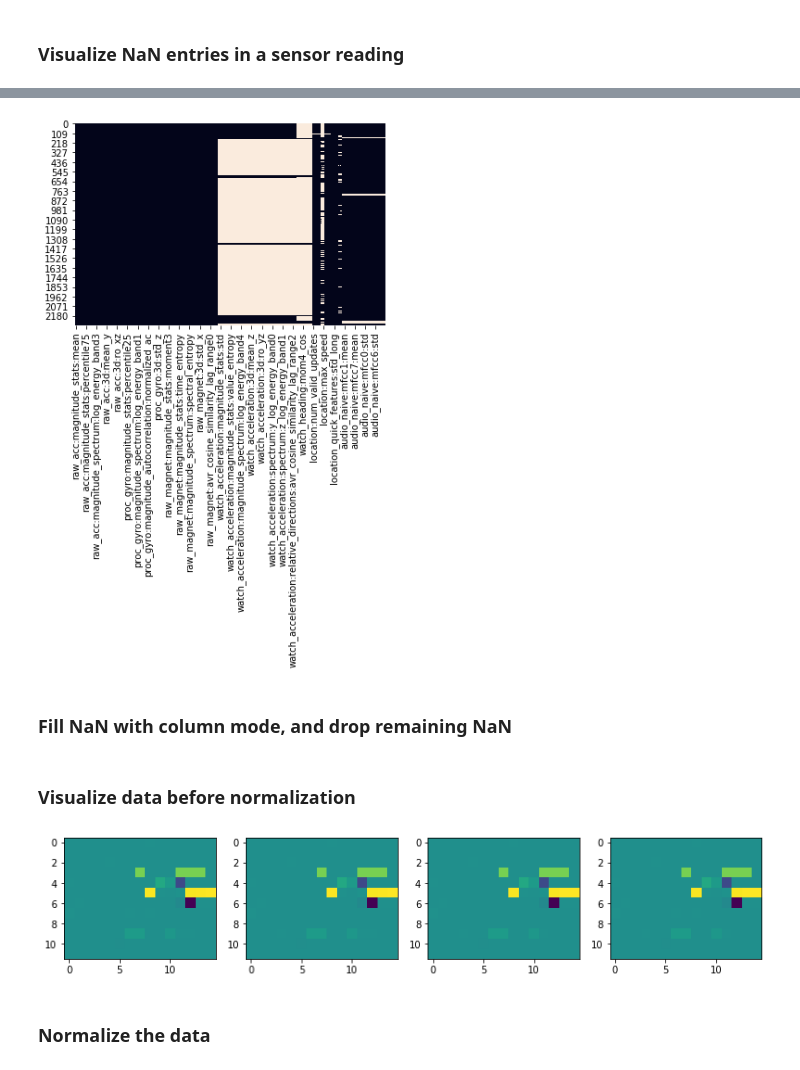
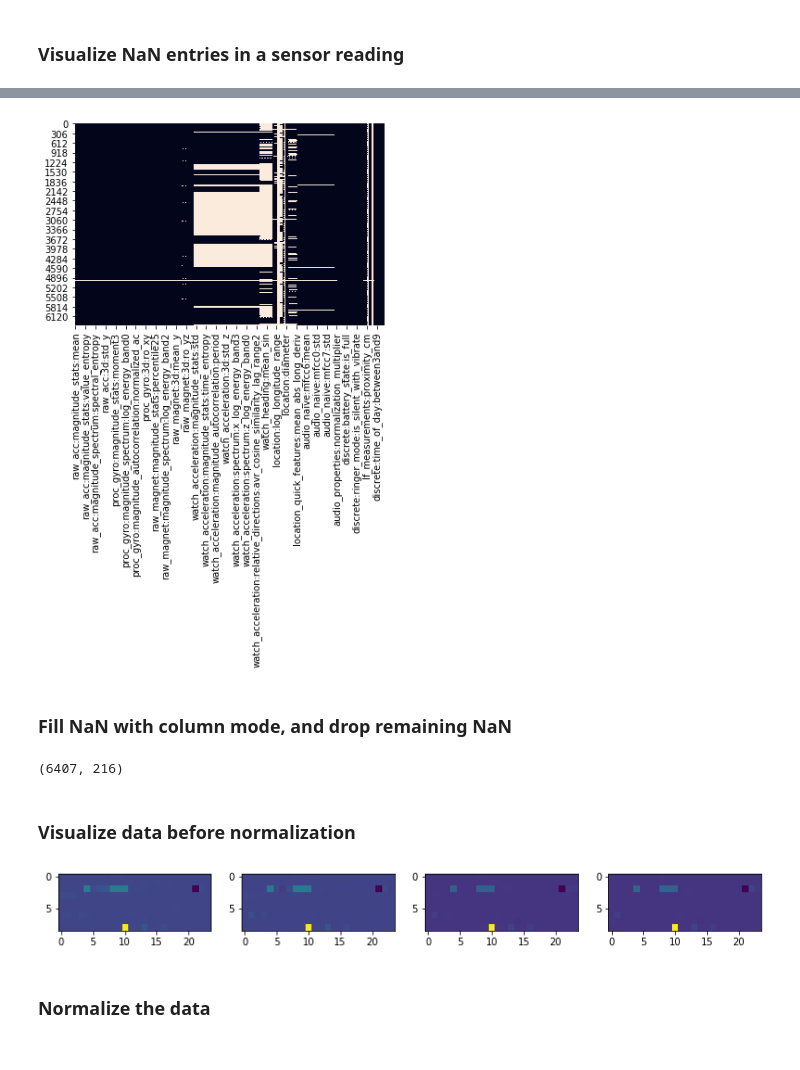
Before and after one commit to flejarza/ActGraph, a Jupyter notebook: autoencoders/extrasensory_AE_v2.ipynb, the cells around one changed output, grey strips where cells are left out. Saved outputs shown, nothing was run; the diff lists cells and outputs as text; code cells hidden in the pictures.

Commit message:
fixed plotting and data cleaning

```diff
--- a/autoencoders/extrasensory_AE_v2.ipynb
+++ b/autoencoders/extrasensory_AE_v2.ipynb
@@ -216,3 +216,18 @@ import torch.optim as optim
 import seaborn as sns
 # %% [markdown]
 ### Visualize NaN entries in a sensor reading
+# %%
+raw_data = pd.read_csv('.'+final_files[0]+'.csv')
+count = 0
+cols_to_drop = []
+for i in raw_data.columns:
+
+    col_mean = raw_data[i].mean()
+    col_std = raw_data[i].std()
+    print(count, i, col_mean)
+
+    if count < 225:
+        if col_mean == 0.0 or col_mean == 1.0 or col_std == 0:
+            cols_to_drop.append(i)
+
+    count +=1
@@ -219,12 +252,14 @@ import seaborn as sns
 # %%
-raw_d = pd.read_csv('.' + final_files[0] + '.csv')
-sensor_data = raw_d.iloc[:,1:181]
+raw_data = pd.read_csv('.' + final_files[0] + '.csv')
+
+sensor_data = raw_data.iloc[:,1:225].drop(columns = cols_to_drop)
+
 heatmap = sns.heatmap(sensor_data.isnull(), cbar = False)
 
 # for index, row in sensor_data.iterrows():
 #     print(row.isnull())
 # %% [output]
-[figure, old version]
+[figure, new version]
 # %% [markdown]
 ### Fill NaN with column mode, and drop remaining NaN
 # %%
@@ -234,17 +269,20 @@ def remove_and_fill_nan(data):
     return data
 
 sensor_data = remove_and_fill_nan(sensor_data)
+print(sensor_data.shape)
+# %% [output]
+(6407, 216)
 # %% [markdown]
 ### Visualize data before normalization
 # %%
 plt.figure(figsize = (13, 6))
 plt.title('Unnormalizaed data')
 for i in range(4):
     ax = plt.subplot(1, 4, i+1)
-    row_i = sensor_data.iloc[i,:].to_numpy().reshape(12, 15)
+    row_i = sensor_data.iloc[i,:].to_numpy().reshape(9, 24)
     ax.imshow(row_i)
 # %% [output]
-[figure, old version]
+[figure, new version]
 # %% [markdown]
 ### Normalize the data
 # %%
```
Also changed, not shown: parts of 12 cells of this notebook, 3 other files.
